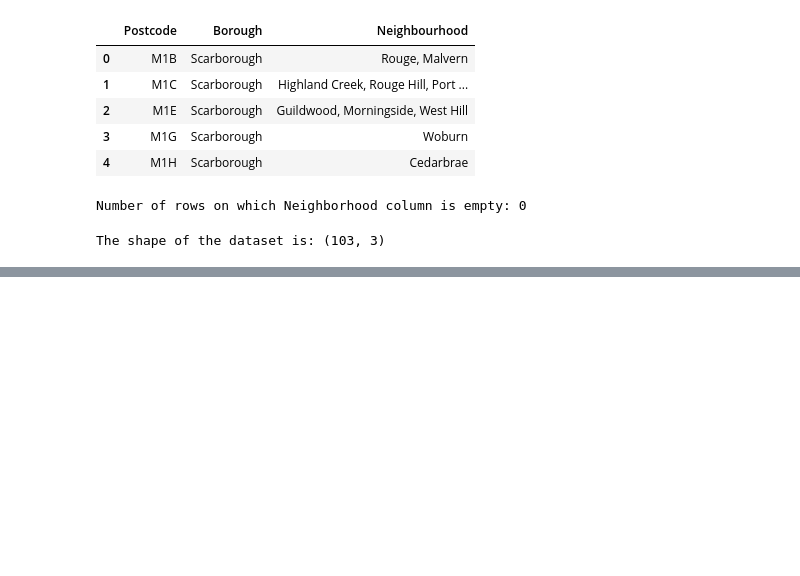
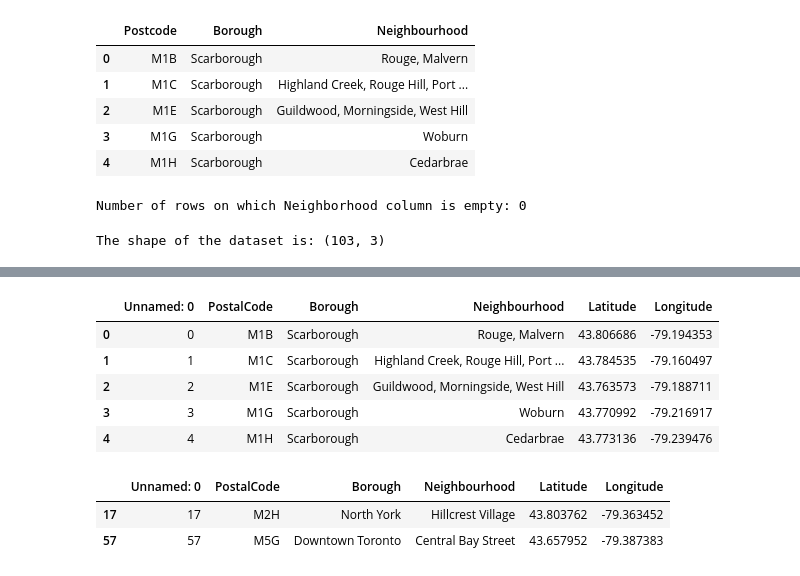
Before and after one commit to zain1995-design/Coursera_Capstone, a Jupyter notebook: DATA SCIENCE PROJECT WEEK 5 code.ipynb, the cells around one changed output, grey strips where cells are left out. Drawn from its saved outputs; the diff is of its cells as text; code cells hidden in the pictures; blank space fills up the shorter version.

```diff
--- a/DATA SCIENCE PROJECT WEEK 5 code.ipynb
+++ b/DATA SCIENCE PROJECT WEEK 5 code.ipynb
@@ -77,0 +89,5 @@ The shape of the dataset is: (103, 3)
+# %%
+#Read CSV file from link and load into dataframe
+url_csv = 'http://cocl.us/Geospatial_data'
+df_coordinates = pd.read_csv(url_csv)
+df_coordinates.head()
@@ -77,0 +101,23 @@ The shape of the dataset is: (103, 3)
+# %%
+# Make sure both dataframes have the same
+df_coordinates.rename(columns={'Postal Code': 'PostalCode'}, inplace=True)
+df_neighborhoods.rename(columns={'Postcode': 'PostalCode'}, inplace=True)
+# %%
+# Merge both datasets
+df_neighborhoods_coordinates = pd.merge(df_neighborhoods, df_coordinates, on='PostalCode')
+df_neighborhoods_coordinates.head()
+# %% [output]
+|  | Unnamed: 0 | PostalCode | Borough | Neighbourhood | Latitude | Longitude |
+| 0 | 0 | M1B | Scarborough | Rouge, Malvern | 43.806686 | -79.194353 |
+| 1 | 1 | M1C | Scarborough | Highland Creek, Rouge Hill, Port ... | 43.784535 | -79.160497 |
+| 2 | 2 | M1E | Scarborough | Guildwood, Morningside, West Hill | 43.763573 | -79.188711 |
+| 3 | 3 | M1G | Scarborough | Woburn | 43.770992 | -79.216917 |
+| 4 | 4 | M1H | Scarborough | Cedarbrae | 43.773136 | -79.239476 |
+# %%
+# Check coordinates for a couple of neighborhoods
+df_neighborhoods_coordinates[(df_neighborhoods_coordinates['PostalCode']=='M5G') |
+                             (df_neighborhoods_coordinates['PostalCode']=='M2H') ]
+# %% [output]
+|  | Unnamed: 0 | PostalCode | Borough | Neighbourhood | Latitude | Longitude |
+| 17 | 17 | M2H | North York | Hillcrest Village | 43.803762 | -79.363452 |
+| 57 | 57 | M5G | Downtown Toronto | Central Bay Street | 43.657952 | -79.387383 |
```
Also changed, not shown: parts of 41 cells of this notebook.
